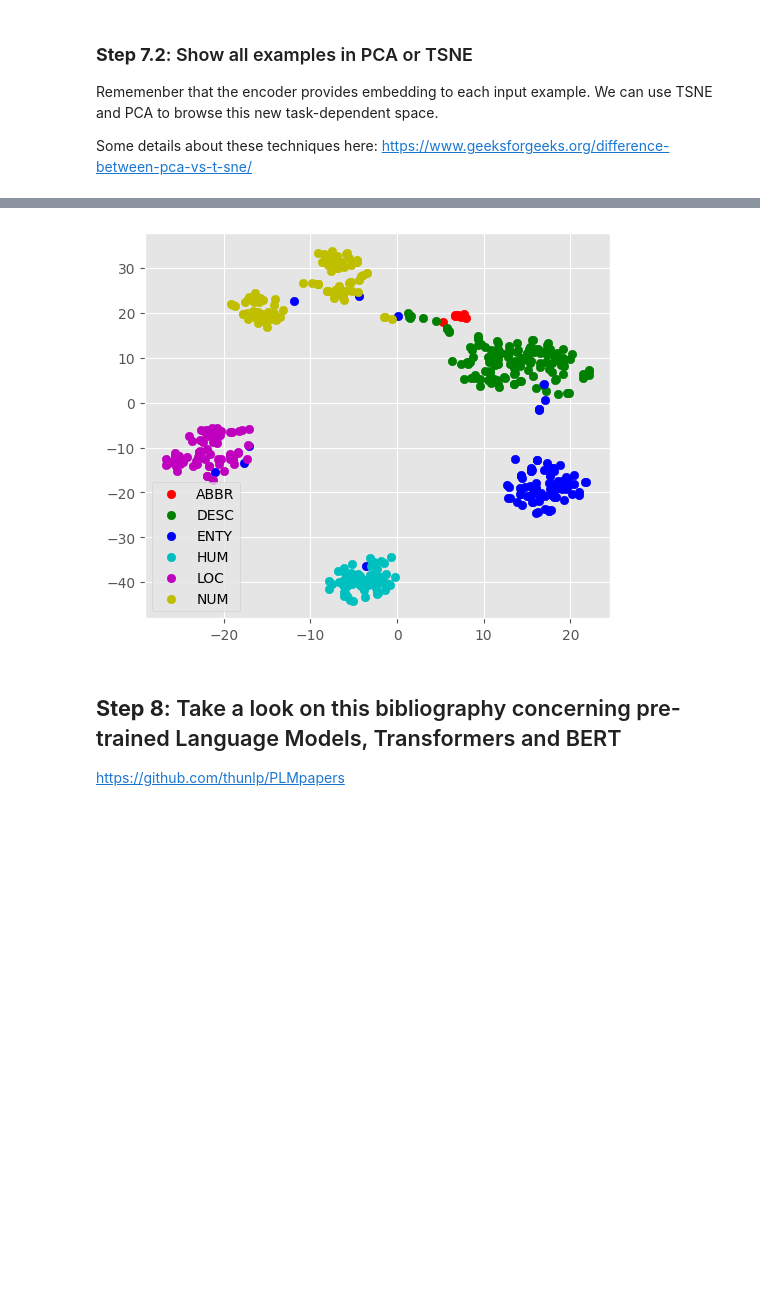
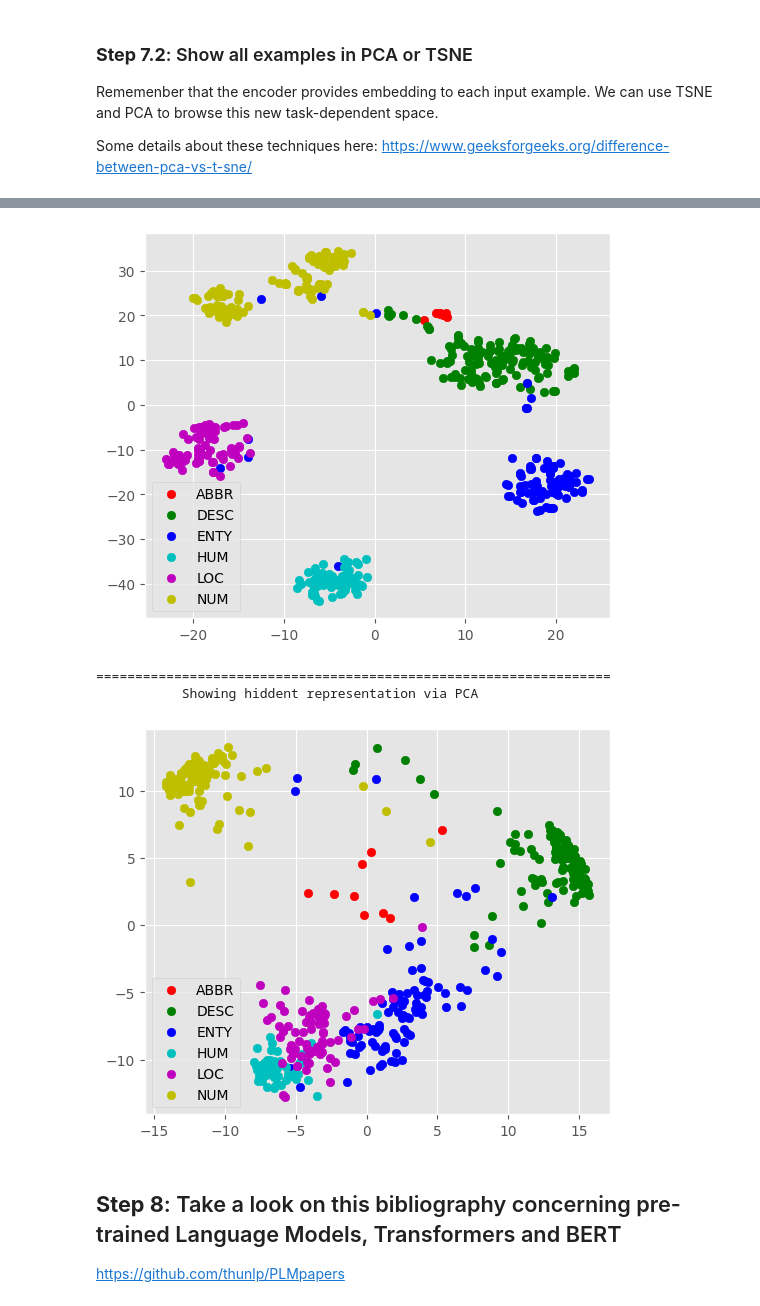
Before and after one commit to crux82/BISS-2024, a Jupyter notebook: BISS_2024_Lab-1_Training_BERT_based_models_in_few_lines_of_code.ipynb, the cells around one changed output, grey strips where cells are left out. Saved outputs shown, nothing was run; the diff lists cells and outputs as text; code cells hidden in the pictures; blank space fills up the shorter version.

```diff
--- a/BISS_2024_Lab-1_Training_BERT_based_models_in_few_lines_of_code.ipynb
+++ b/BISS_2024_Lab-1_Training_BERT_based_models_in_few_lines_of_code.ipynb
@@ -984,7 +998,7 @@ https://www.geeksforgeeks.org/difference-between-pca-vs-t-sne/
 from sklearn.manifold import TSNE
 from sklearn.decomposition import PCA
 
-#!pip install mpld3
+!pip install mpld3
 %matplotlib inline
 import mpld3
 mpld3.enable_notebook()
@@ -1027,6 +1041,11 @@ def show_hidden_vectors(dataloader, classifier, label_list, mode="TSNE"):
   plt.legend()
   plt.show()
 
+print("==================================================================")
+print("           Showing hiddent representation via TSNE")
 show_hidden_vectors(test_dataloader, best_model, label_list, mode = "TSNE")
-#show_hidden_vectors(test_dataloader, best_model, label_list, mode = "PCA")
+
+print("\n==================================================================")
+print("           Showing hiddent representation via PCA")
+show_hidden_vectors(test_dataloader, best_model, label_list, mode = "PCA")
 # %% [output]
@@ -1033,4 +1071,7 @@ show_hidden_vectors(test_dataloader, best_model, label_list, mode = "TSNE")
-[figure, old version]
+[figure, new version]
+==================================================================
+           Showing hiddent representation via PCA
+[figure, added]
 # %% [markdown]
 ## **Step 8**: Take a look on this bibliography concerning pre-trained Language Models, Transformers and BERT
 
```
Also changed, not shown: parts of 6 cells of this notebook.
